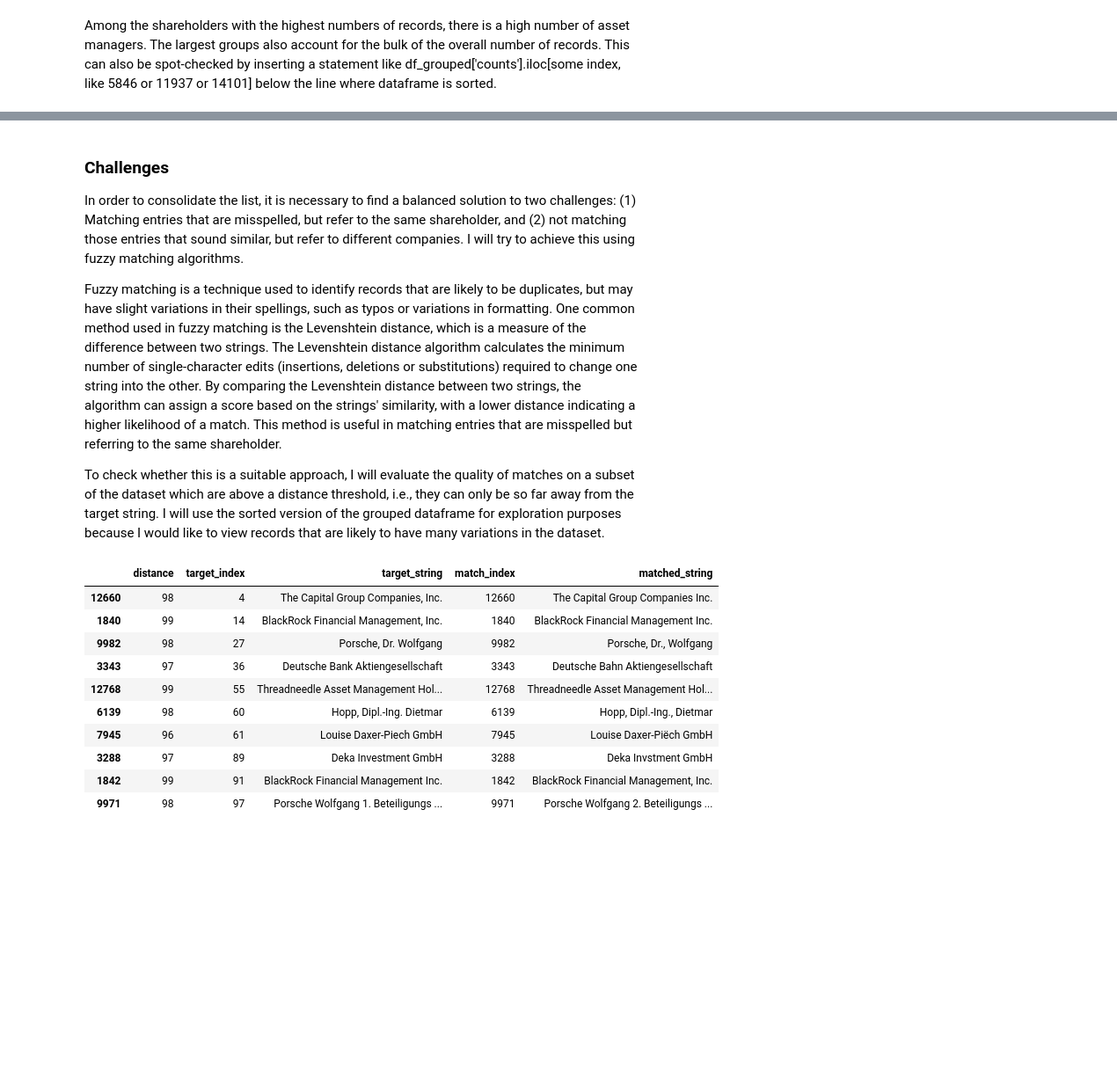
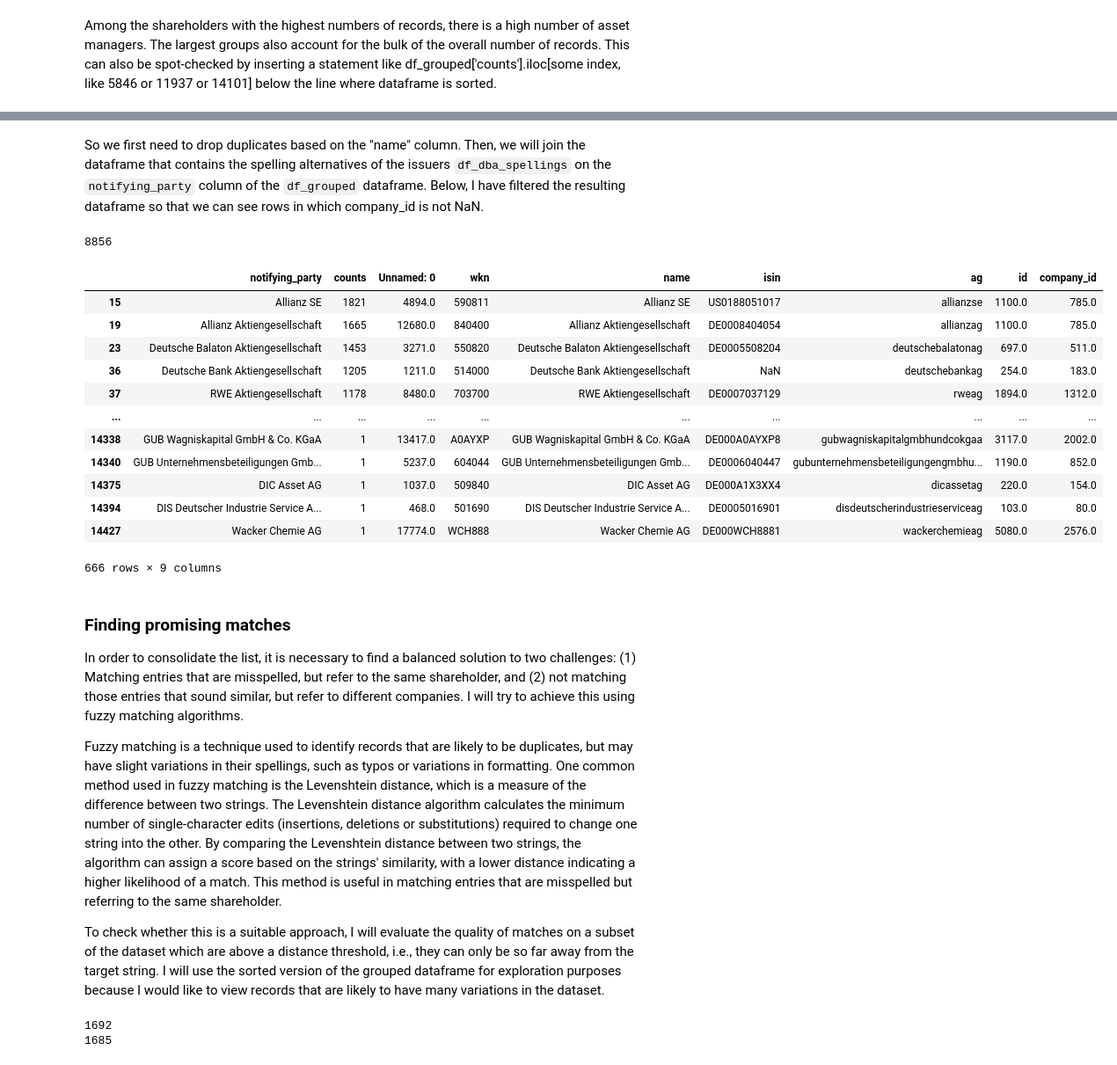
Before and after one commit to KensingtonOscupant/germanyinc-shareholders, a Jupyter notebook: src/exploration.ipynb, the cells around one changed output, grey strips where cells are left out. Shown at 88% size. Saved outputs shown, nothing was run; the diff lists cells and outputs as text; code cells hidden in the pictures; blank space fills up the shorter version.

Commit message:
added first preprocessing steps

```diff
--- a/src/exploration.ipynb
+++ b/src/exploration.ipynb
@@ -56,5 +98,29 @@ Among the shareholders with the highest numbers of records, there is a high numb
+# %% [markdown]
+So we first need to drop duplicates based on the "name" column. Then, we will join the dataframe that contains the spelling alternatives of the issuers `df_dba_spellings` on the `notifying_party` column of the `df_grouped` dataframe. Below, I have filtered the resulting dataframe so that we can see rows in which company_id is not NaN.
+# %%
+df_dba_spellings.drop_duplicates(subset=['name'], inplace=True)
+print(len(df_dba_spellings))
+
+df_grouped = df_grouped.merge(df_dba_spellings, left_on='notifying_party', right_on='name', how='left')
+df_grouped_notna = df_grouped[df_grouped['company_id'].notna()]
+df_grouped_notna
+# %% [output]
+8856
+|  | notifying_party | counts | Unnamed: 0 | wkn | name | isin | ag | id | company_id |
+| 15 | Allianz SE | 1821 | 4894.0 | 590811 | Allianz SE | US0188051017 | allianzse | 1100.0 | 785.0 |
+| 19 | Allianz Aktiengesellschaft | 1665 | 12680.0 | 840400 | Allianz Aktiengesellschaft | DE0008404054 | allianzag | 1100.0 | 785.0 |
+| 23 | Deutsche Balaton Aktiengesellschaft | 1453 | 3271.0 | 550820 | Deutsche Balaton Aktiengesellschaft | DE0005508204 | deutschebalatonag | 697.0 | 511.0 |
+| 36 | Deutsche Bank Aktiengesellschaft | 1205 | 1211.0 | 514000 | Deutsche Bank Aktiengesellschaft | NaN | deutschebankag | 254.0 | 183.0 |
+| 37 | RWE Aktiengesellschaft | 1178 | 8480.0 | 703700 | RWE Aktiengesellschaft | DE0007037129 | rweag | 1894.0 | 1312.0 |
+| ... | ... | ... | ... | ... | ... | ... | ... | ... | ... |
+| 14338 | GUB Wagniskapital GmbH & Co. KGaA | 1 | 13417.0 | A0AYXP | GUB Wagniskapital GmbH & Co. KGaA | DE000A0AYXP8 | gubwagniskapitalgmbhundcokgaa | 3117.0 | 2002.0 |
+| 14340 | GUB Unternehmensbeteiligungen Gmb... | 1 | 5237.0 | 604044 | GUB Unternehmensbeteiligungen Gmb... | DE0006040447 | gubunternehmensbeteiligungengmbhu... | 1190.0 | 852.0 |
+| 14375 | DIC Asset AG | 1 | 1037.0 | 509840 | DIC Asset AG | DE000A1X3XX4 | dicassetag | 220.0 | 154.0 |
+| 14394 | DIS Deutscher Industrie Service A... | 1 | 468.0 | 501690 | DIS Deutscher Industrie Service A... | DE0005016901 | disdeutscherindustrieserviceag | 103.0 | 80.0 |
+| 14427 | Wacker Chemie AG | 1 | 17774.0 | WCH888 | Wacker Chemie AG | DE000WCH8881 | wackerchemieag | 5080.0 | 2576.0 |
+666 rows × 9 columns
 # %% [markdown]
-### Challenges
+### Finding promising matches
 
 In order to consolidate the list, it is necessary to find a balanced solution to two challenges: (1) Matching entries that are misspelled, but refer to the same shareholder, and (2) not matching those entries that sound similar, but refer to different companies. I will try to achieve this using fuzzy matching algorithms.
 
@@ -66,37 +132,35 @@ from thefuzz import fuzz
 from thefuzz import process
 
 def get_matches(target_start, target_end, threshold):
-    # create a copy of the grouped dataframe
-    df_best_matches = pd.DataFrame(columns=['distance', 'target_index', 'target_string', 'match_index', 'matched_string'])
+    # create a dataframe to store the best matches
+    df_best_matches = pd.DataFrame(columns=['distance', 'target_string', 'matched_string', 'target_index', 'match_index', 'target_company_id', 'match_company_id'])
     for target_row in range(target_start, target_end):
+        # get the target string and the company id
         target_string = df_grouped['notifying_party'].iloc[target_row]
-        # add a column with the distance to the target string to the grouped dataframe using the fuzz.ratio function
-        df_grouped['distance'] = df_grouped.apply(lambda row: fuzz.ratio(row['notifying_party'], target_string), axis=1)
-        # add more columns to the grouped dataframe to make the final dataframe easier to understand
-        df_grouped['target_index'] = target_row
-        df_grouped['target_string'] = target_string
-        df_grouped['match_index'] = df_grouped.index
-        df_grouped['matched_string'] = df_grouped['notifying_party']
-        # append the best matches to the final dataframe
-        df_best_matches = pd.concat([df_best_matches, df_grouped[df_grouped["distance"] > threshold]])
-        # drop all rows that have a distance of 100
-        df_best_matches = df_best_matches[df_best_matches['distance'] < 100]
-        # drop irrelevant column
-        df_best_matches = df_best_matches.drop(columns=['notifying_party', 'counts'])
+        target_company_id = df_grouped['company_id'].iloc[target_row]
+
+        # create a temporary dataframe to store the matches
+        df_temp = df_grouped[['notifying_party', 'company_id']].copy()
+        df_temp.loc[:, 'distance'] = df_temp.apply(lambda row: fuzz.ratio(row['notifying_party'], target_string), axis=1)
+        df_temp.loc[:, 'target_string'] = target_string
+        df_temp.loc[:, 'matched_string'] = df_temp['notifying_party']
+        df_temp.loc[:, 'target_index'] = target_row
+        df_temp.loc[:, 'match_index'] = df_temp.index
+        df_temp.loc[:, 'target_company_id'] = target_company_id
+        df_temp.loc[:, 'match_company_id'] = df_temp['company_id']
+        # append the best matches to the dataframe
+        df_best_matches = pd.concat([df_best_matches, df_temp[df_temp["distance"] > threshold]])
+    df_best_matches = df_best_matches[df_best_matches['distance'] < 100]
+    # drop the notifying party and company id columns
+    df_best_matches.drop(columns=['notifying_party', 'company_id'], inplace=True)
     return df_best_matches
 
 # get matches from the 0th to the 100th row with a threshold distance of 95
-test_df = get_matches(0, 100, 95)
-test_df
+test_df = get_matches(0, 500, 60)
+print(len(test_df))
+# drop all matches where target_company_id and match_company_id are the same
+test_df = test_df[test_df['target_company_id'] != test_df['match_company_id']]
+print(len(test_df))
 # %% [output]
-|  | distance | target_index | target_string | match_index | matched_string |
-| 12660 | 98 | 4 | The Capital Group Companies, Inc. | 12660 | The Capital Group Companies Inc. |
-| 1840 | 99 | 14 | BlackRock Financial Management, Inc. | 1840 | BlackRock Financial Management Inc. |
-| 9982 | 98 | 27 | Porsche, Dr. Wolfgang | 9982 | Porsche, Dr., Wolfgang |
-| 3343 | 97 | 36 | Deutsche Bank Aktiengesellschaft | 3343 | Deutsche Bahn Aktiengesellschaft |
-| 12768 | 99 | 55 | Threadneedle Asset Management Hol... | 12768 | Threadneedle Asset Management Hol... |
-| 6139 | 98 | 60 | Hopp, Dipl.-Ing. Dietmar | 6139 | Hopp, Dipl.-Ing., Dietmar |
-| 7945 | 96 | 61 | Louise Daxer-Piech GmbH | 7945 | Louise Daxer-Piëch GmbH |
-| 3288 | 97 | 89 | Deka Investment GmbH | 3288 | Deka Invstment GmbH |
-| 1842 | 99 | 91 | BlackRock Financial Management Inc. | 1842 | BlackRock Financial Management, Inc. |
-| 9971 | 98 | 97 | Porsche Wolfgang 1. Beteiligungs ... | 9971 | Porsche Wolfgang 2. Beteiligungs ... |
+1692
+1685
```
Also changed, not shown: parts of 8 cells of this notebook.
